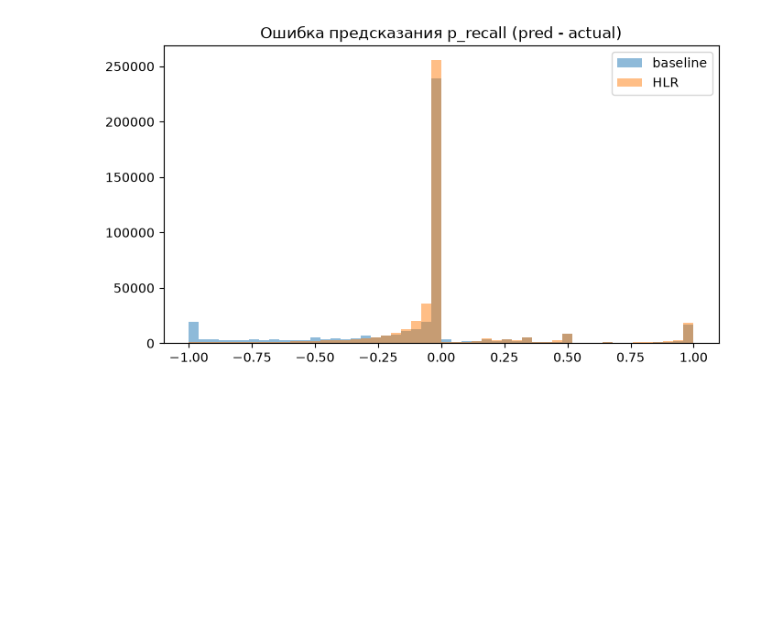
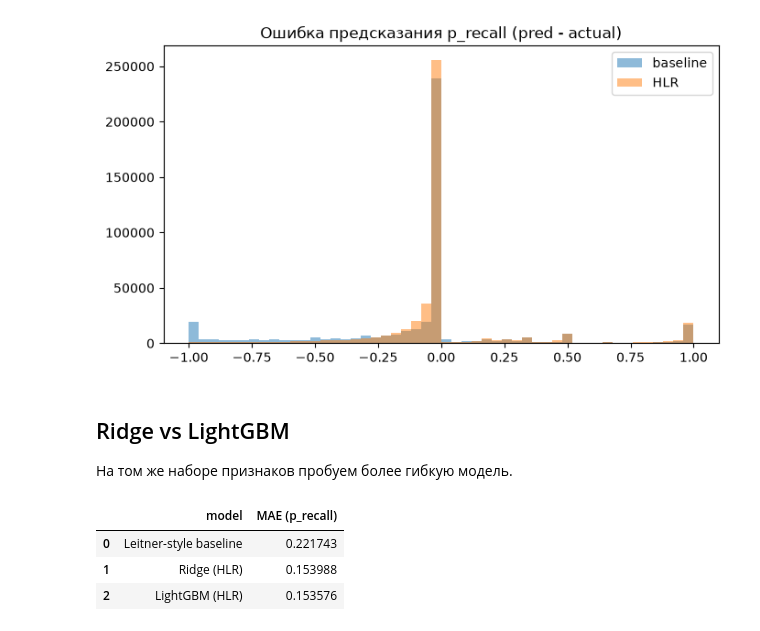
Before and after one commit to EgzodD/smartrecall, a Jupyter notebook: ml/notebooks/02_baseline_and_hlr.ipynb, the cells around one changed output. Drawn from its saved outputs; the diff is of its cells as text; code cells hidden in the pictures; blank space fills up the shorter version.

```diff
--- a/ml/notebooks/02_baseline_and_hlr.ipynb
+++ b/ml/notebooks/02_baseline_and_hlr.ipynb
@@ -66,6 +66,29 @@ ax.legend()
 plt.tight_layout()
 # %% [output]
 [figure]
+# %% [markdown]
+## Ridge vs LightGBM
+
+На том же наборе признаков пробуем более гибкую модель.
+# %%
+import lightgbm as lgb
+
+gbm = lgb.LGBMRegressor(n_estimators=200, num_leaves=31, learning_rate=0.05, verbosity=-1)
+gbm.fit(x_train, np.log2(train_df["half_life"]))
+
+pred_hl_gbm = np.exp2(gbm.predict(x_test))
+pred_recall_gbm = recall_from_half_life(pred_hl_gbm, test_df["delta_days"])
+mae_gbm = mean_absolute_error(test_df["p_recall"], pred_recall_gbm)
+
+pd.DataFrame({
+    "model": ["Leitner-style baseline", "Ridge (HLR)", "LightGBM (HLR)"],
+    "MAE (p_recall)": [mae_baseline, mae_hlr, mae_gbm],
+})
+# %% [output]
+|  | model | MAE (p_recall) |
+| 0 | Leitner-style baseline | 0.221743 |
+| 1 | Ridge (HLR) | 0.153988 |
+| 2 | LightGBM (HLR) | 0.153576 |
 # %% [markdown]
 ## Выводы
 
```
Also changed, not shown: parts of 1 cell of this notebook, 1 other file.
